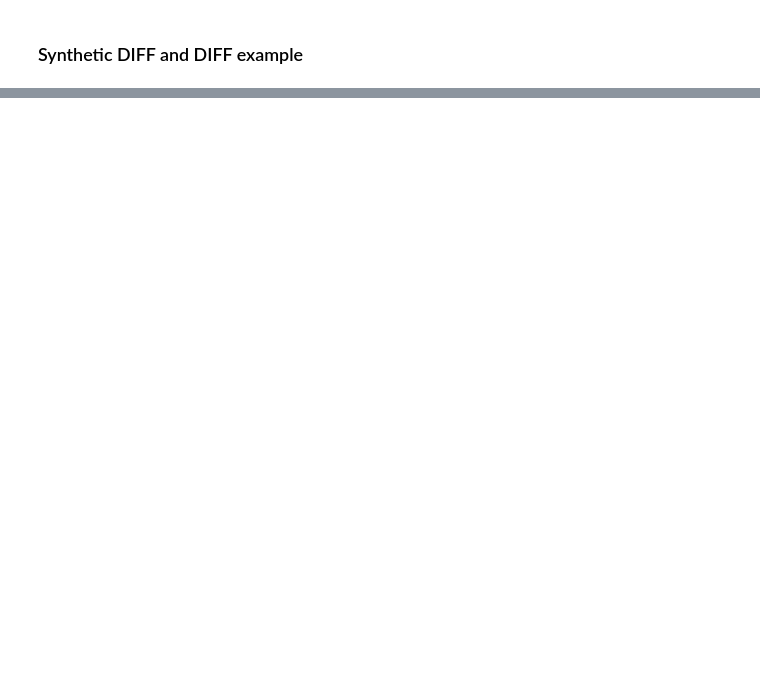
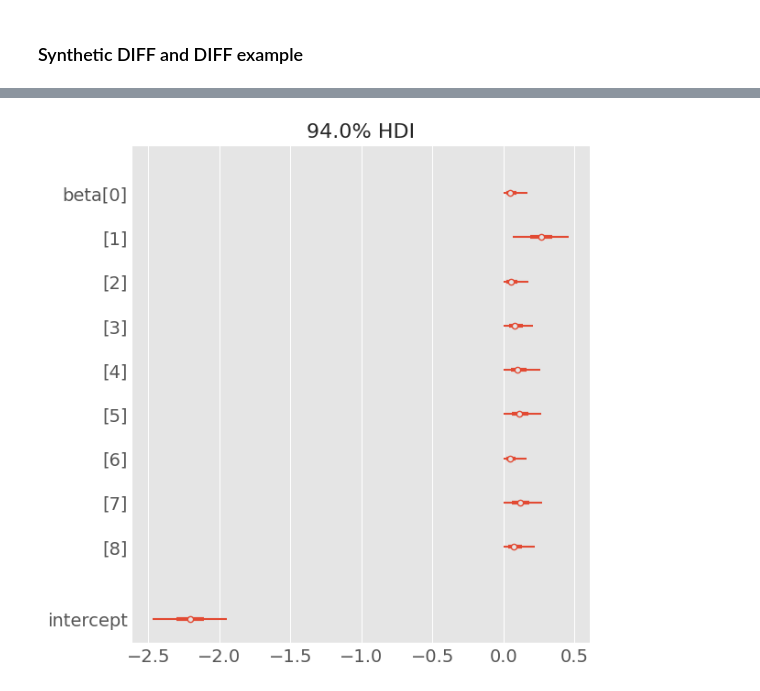
Before and after one commit to 123yaroslav/diplom, a Jupyter notebook: 01_examples.ipynb, the cells around one changed output, grey strips where cells are left out. Drawn from its saved outputs; the diff is of its cells as text; code cells hidden in the pictures; blank space fills up the shorter version.

```diff
--- a/01_examples.ipynb
+++ b/01_examples.ipynb
@@ -235,0 +404,27 @@ $$
+# %%
+
+with pm.Model() as model:
+    # Определяем размерности
+    n_predictors = pre_X.shape[1]
+
+    # Данные - используем только MutableData
+    X = pm.MutableData(name="X", value=pre_X)
+    y = pm.MutableData(name="y", value=pre_y[:, 0])
+
+    # Параметры
+    intercept = pm.Normal("intercept", mu=0, sigma=1)
+    beta = pm.Dirichlet("beta", a=np.ones(n_predictors-1))
+
+    # Среднее
+    X_without_intercept = X[:, 1:]
+    mu = pm.Deterministic("mu", intercept + pm.math.dot(X_without_intercept, beta))
+
+    # Дисперсия
+    sigma = pm.HalfNormal("sigma", 1)
+
+    # Наблюдаемые данные
+    pm.Normal("y_hat", mu, sigma, observed=y)
+
+with model:
+    idata = pm.sample()
+    posterior_predictive_pre = pm.sample_posterior_predictive(trace=idata)
@@ -235,0 +446,4 @@ $$
+# %%
+az.plot_forest(data=idata, combined=True, var_names=["beta", "intercept"]);
+# %% [output]
+[figure, added]
```
Also changed, not shown: parts of 31 cells of this notebook, 8 other files.
